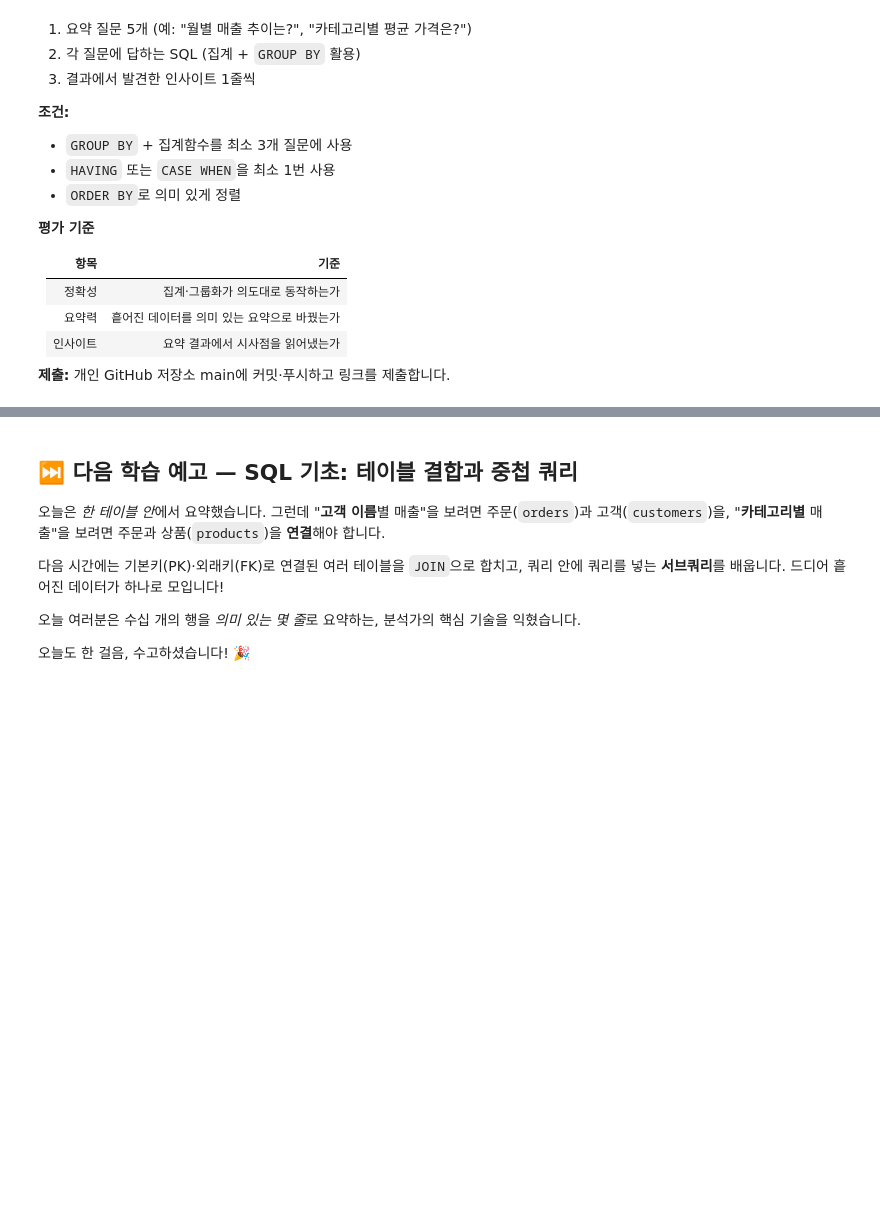
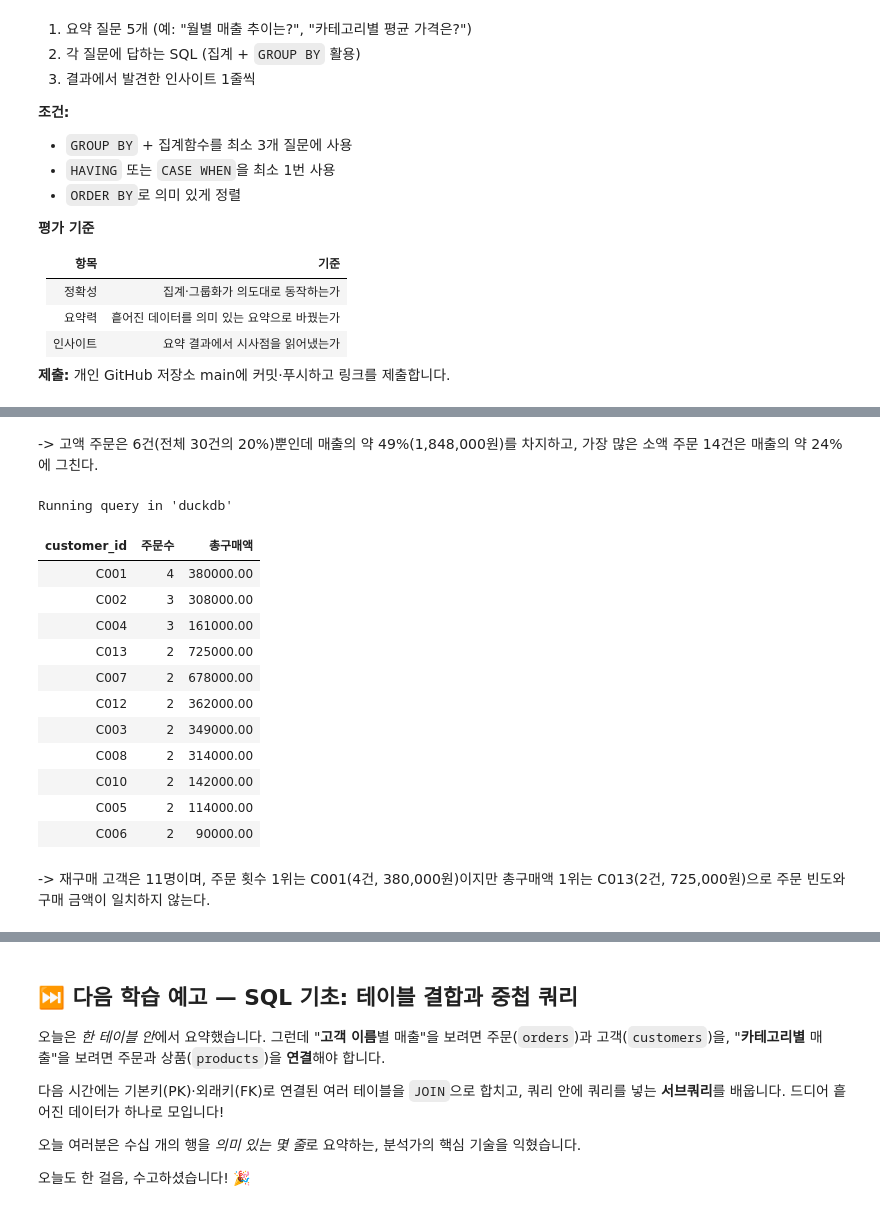
Before and after one commit to yeeunkim-dev/ai-data-bootcamp, a Jupyter notebook: D026+_SQL 데이터 분석/SQL 기초 — 정렬·가공과 집계.ipynb, the cells around one changed output, grey strips where cells are left out. Cells and saved outputs as stored; diff of their text form; code cells hidden in the pictures; blank space fills up the shorter version.

```diff
--- a/D026+_SQL 데이터 분석/SQL 기초 — 정렬·가공과 집계.ipynb
+++ b/D026+_SQL 데이터 분석/SQL 기초 — 정렬·가공과 집계.ipynb
@@ -1471,0 +1981,30 @@ ORDER BY
+# %% [markdown]
+-> 고액 주문은 6건(전체 30건의 20%)뿐인데 매출의 약 49%(1,848,000원)를 차지하고, 가장 많은 소액 주문 14건은 매출의 약 24%에 그친다.
+# %%
+%%sql
+-- [Q3] 2번 이상 주문한 재구매 고객은 누구이고, 얼마를 썼는가?
+
+SELECT
+  customer_id,
+  COUNT(*) AS 주문수,
+  SUM(amount) AS 총구매액
+FROM project_name.dataset_name.orders
+GROUP BY customer_id
+HAVING 주문수 >= 2
+ORDER BY 주문수 DESC, 총구매액 DESC
+# %% [output]
+Running query in 'duckdb'
+| customer_id | 주문수 | 총구매액 |
+| C001 | 4 | 380000.00 |
+| C002 | 3 | 308000.00 |
+| C004 | 3 | 161000.00 |
+| C013 | 2 | 725000.00 |
+| C007 | 2 | 678000.00 |
+| C012 | 2 | 362000.00 |
+| C003 | 2 | 349000.00 |
+| C008 | 2 | 314000.00 |
+| C010 | 2 | 142000.00 |
+| C005 | 2 | 114000.00 |
+| C006 | 2 | 90000.00 |
+# %% [markdown]
+-> 재구매 고객은 11명이며, 주문 횟수 1위는 C001(4건, 380,000원)이지만 총구매액 1위는 C013(2건, 725,000원)으로 주문 빈도와 구매 금액이 일치하지 않는다.
```
Also changed, not shown: parts of 57 cells of this notebook.
